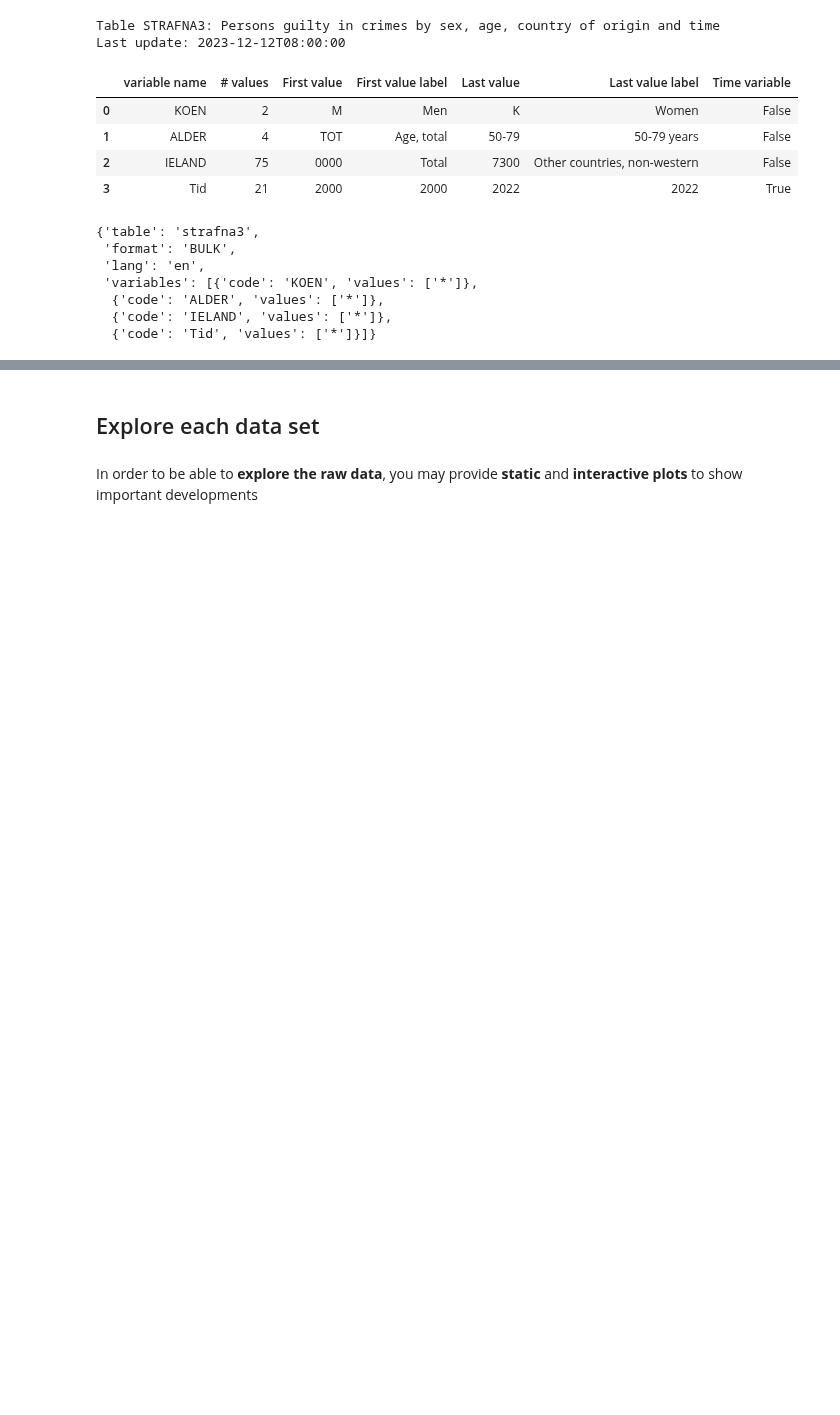
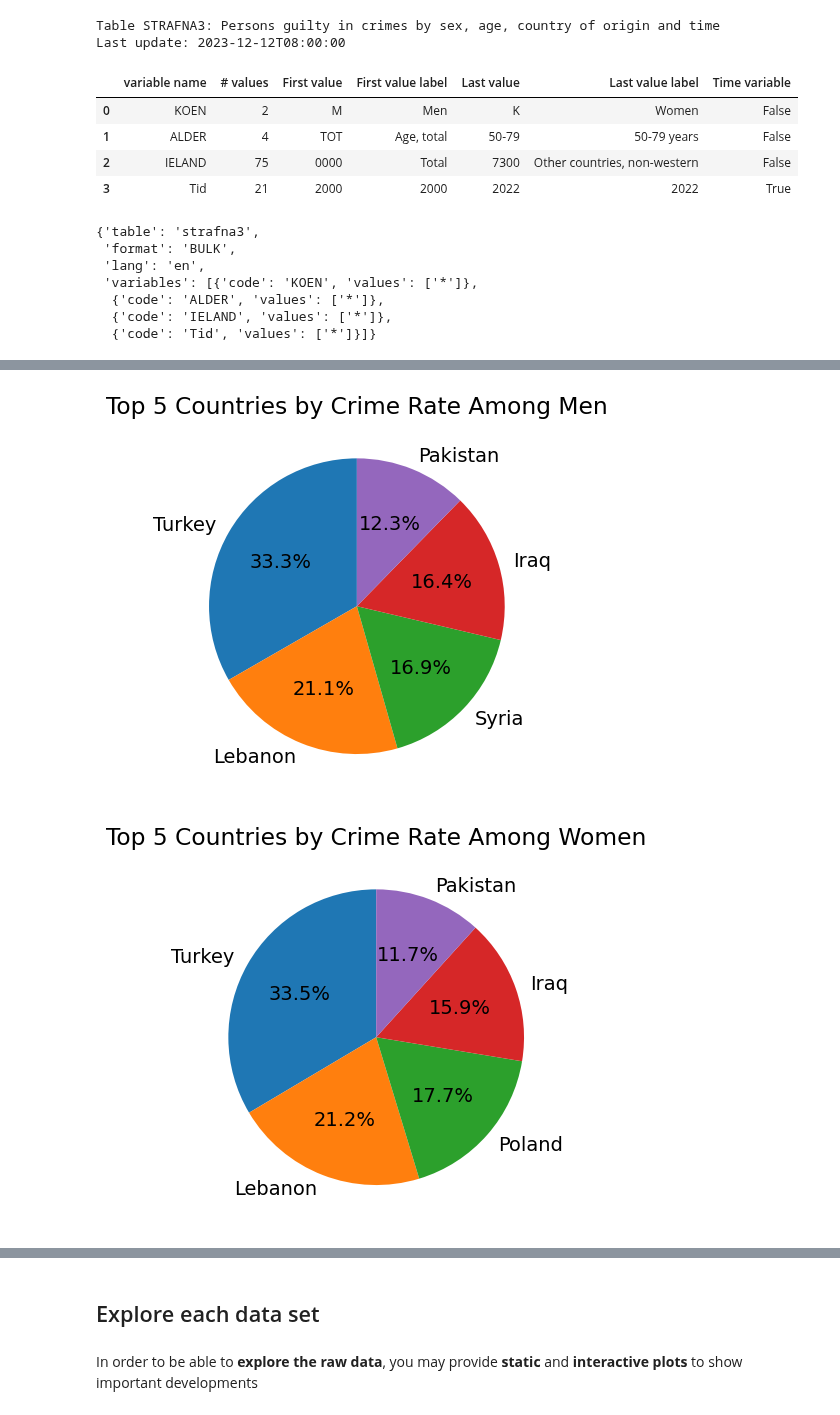
Before and after one commit to NumEconCopenhagen/projects-2024-malik-og-mads, a Jupyter notebook: dataproject/dataproject.ipynb, the cells around one changed output, grey strips where cells are left out. Saved outputs shown, nothing was run; the diff lists cells and outputs as text; code cells hidden in the pictures; blank space fills up the shorter version.

```diff
--- a/dataproject/dataproject.ipynb
+++ b/dataproject/dataproject.ipynb
@@ -135,0 +133,23 @@ inc_api.tail(20)
+# %%
+# Filter for men
+inc_api_men = inc_api[(inc_api['KOEN'] == 'Men') & (inc_api['IELAND'] != 'Total') & (inc_api['IELAND'] != 'Denmark') & (inc_api['IELAND'] != 'Other countries, non-western') & (inc_api['IELAND'] != 'Other countries, total') & (inc_api['TID'] != '2017') & (inc_api['TID'] != '2018') & (inc_api['TID'] != '2019') & (inc_api['TID'] != '2020') & (inc_api['TID'] != '2021')]
+
+# Sum crimes by country for men, and select the top N countries
+top_n_countries_men = inc_api_men.groupby('IELAND')['INDHOLD'].sum().nlargest(5)  # Replace N with the number of countries you wish to display
+
+# Plotting for men
+top_n_countries_men.plot(kind='pie', autopct='%1.1f%%', startangle=90, ylabel='', title='Top 5 Countries by Crime Rate Among Men')
+plt.show()
+
+# Filter for women
+inc_api_women = inc_api[(inc_api['KOEN'] == 'Women') & (inc_api['IELAND'] != 'Total') & (inc_api['IELAND'] != 'Denmark') & (inc_api['IELAND'] != 'Other countries, non-western') & (inc_api['IELAND'] != 'Other countries, total') & (inc_api['TID'] != '2017') & (inc_api['TID'] != '2018') & (inc_api['TID'] != '2019') & (inc_api['TID'] != '2020') & (inc_api['TID'] != '2021')]
+
+# Sum crimes by country for women, and select the top N countries
+top_n_countries_women = inc_api_women.groupby('IELAND')['INDHOLD'].sum().nlargest(5)  # Replace N with the number of countries you wish to display
+
+# Plotting for women
+top_n_countries_women.plot(kind='pie', autopct='%1.1f%%', startangle=90, ylabel='', title='Top 5 Countries by Crime Rate Among Women')
+plt.show()
+# %% [output]
+[figure, added]
+[figure, added]
```
Also changed, not shown: parts of 6 cells of this notebook.
